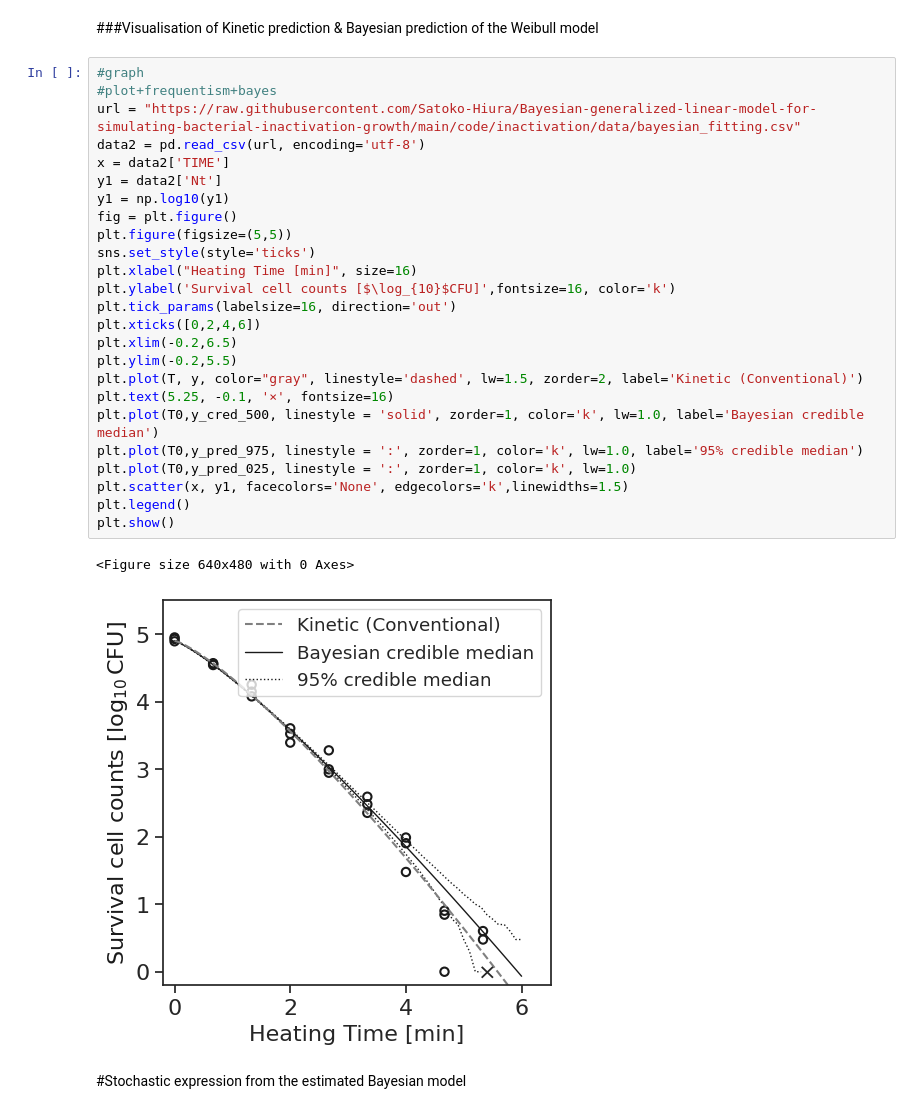
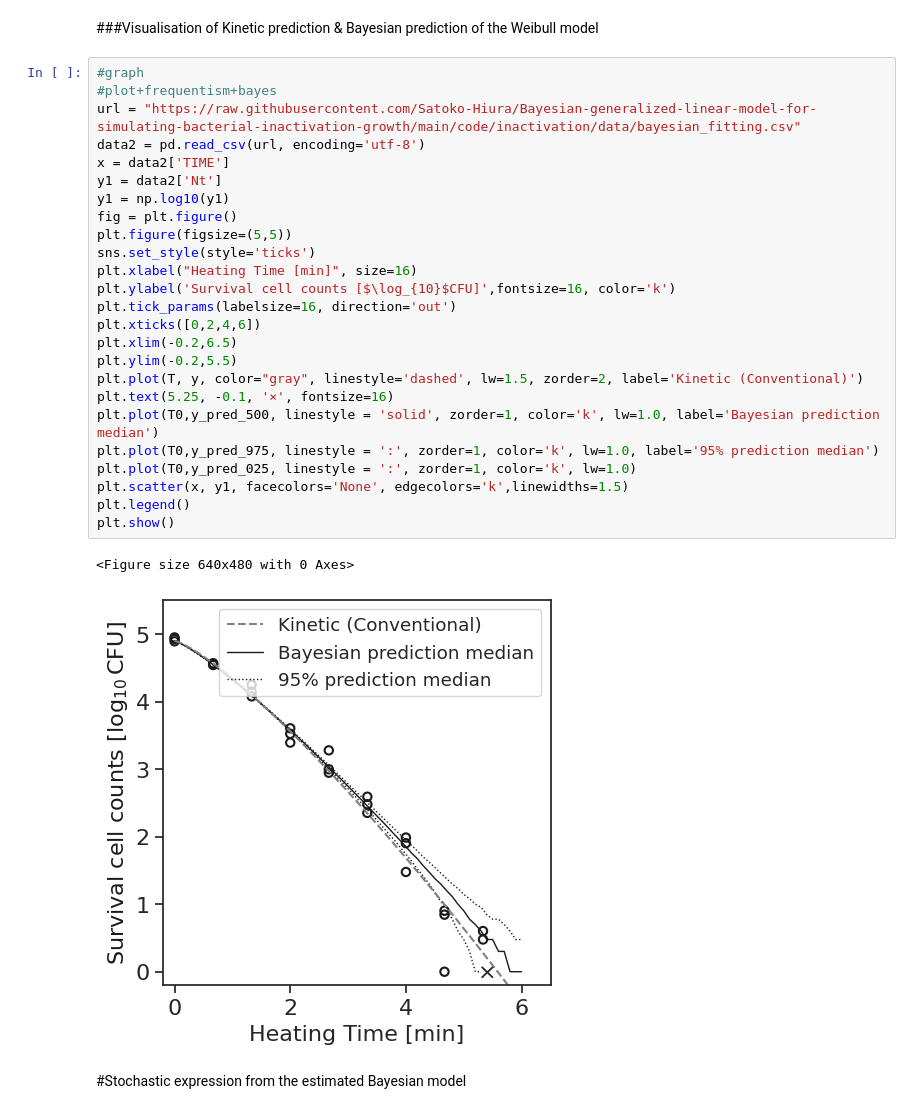
Before and after one commit to kento-koyama/bayesian_predictive_micro_ICPMF12, a Jupyter notebook: Example_2/2-2 Workshop_(inactivation).ipynb, the cells around one changed output. Saved outputs shown, nothing was run; the diff lists cells and outputs as text.

```diff
--- a/Example_2/2-2 Workshop_(inactivation).ipynb
+++ b/Example_2/2-2 Workshop_(inactivation).ipynb
@@ -375,31 +378,31 @@ y_pred_500 = np.percentile(y_pred, 50.0, axis=0)
 # %%
 #graph
 #plot+frequentism+bayes
 url = "https://raw.githubusercontent.com/Satoko-Hiura/Bayesian-generalized-linear-model-for-simulating-bacterial-inactivation-growth/main/code/inactivation/data/bayesian_fitting.csv"
 data2 = pd.read_csv(url, encoding='utf-8')
 x = data2['TIME']
 y1 = data2['Nt']
 y1 = np.log10(y1)
 fig = plt.figure()
 plt.figure(figsize=(5,5))
 sns.set_style(style='ticks')
 plt.xlabel("Heating Time [min]", size=16)
 plt.ylabel('Survival cell counts [$\log_{10}$CFU]',fontsize=16, color='k')
 plt.tick_params(labelsize=16, direction='out')
 plt.xticks([0,2,4,6])
 plt.xlim(-0.2,6.5)
 plt.ylim(-0.2,5.5)
 plt.plot(T, y, color="gray", linestyle='dashed', lw=1.5, zorder=2, label='Kinetic (Conventional)')
 plt.text(5.25, -0.1, '×', fontsize=16)
-plt.plot(T0,y_cred_500, linestyle = 'solid', zorder=1, color='k', lw=1.0, label='Bayesian credible median')
-plt.plot(T0,y_pred_975, linestyle = ':', zorder=1, color='k', lw=1.0, label='95% credible median')
+plt.plot(T0,y_pred_500, linestyle = 'solid', zorder=1, color='k', lw=1.0, label='Bayesian prediction median')
+plt.plot(T0,y_pred_975, linestyle = ':', zorder=1, color='k', lw=1.0, label='95% prediction median')
 plt.plot(T0,y_pred_025, linestyle = ':', zorder=1, color='k', lw=1.0)
 plt.scatter(x, y1, facecolors='None', edgecolors='k',linewidths=1.5)
 plt.legend()
 plt.show()
 # %% [output]
 <Figure size 640x480 with 0 Axes>
-[figure, old version]
+[figure, new version]
 # %% [markdown]
 #Stochastic expression from the estimated Bayesian model
 # %%
```
Also changed, not shown: parts of 10 cells of this notebook.
